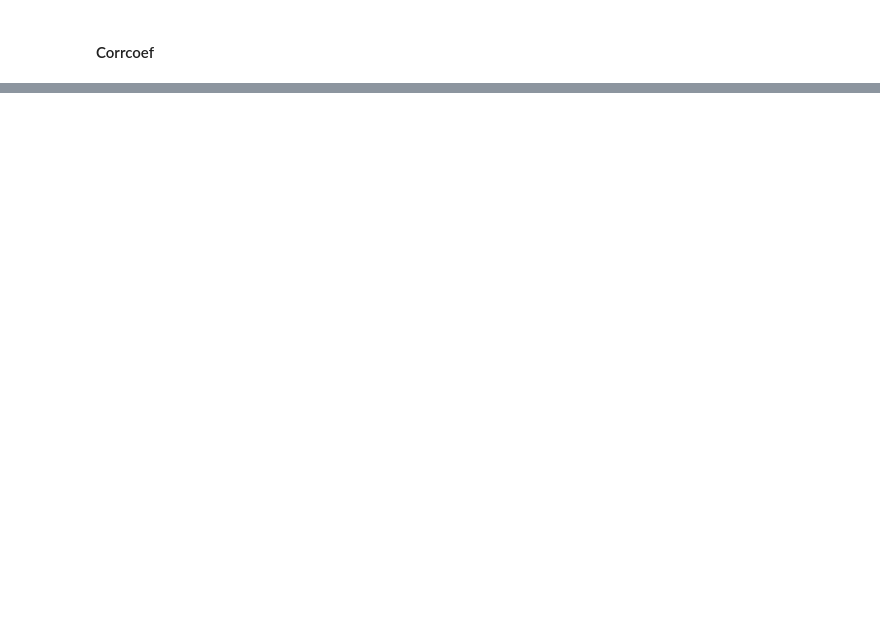
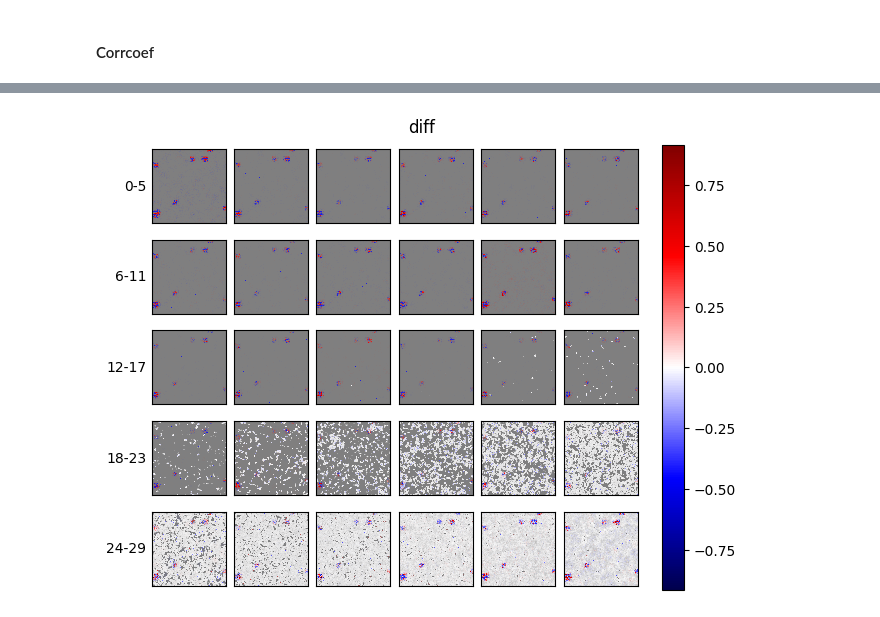
Before and after one commit to JasperSolt/EoR_NN, a Jupyter notebook: jupyter_notebooks/visualize_data.ipynb, the cells around one changed output, grey strips where cells are left out. Cells and saved outputs as stored; diff of their text form; code cells hidden in the pictures; blank space fills up the shorter version.

Commit message:
counterfactual gen nixed in latent space, moved to image space

```diff
--- a/jupyter_notebooks/visualize_data.ipynb
+++ b/jupyter_notebooks/visualize_data.ipynb
@@ -176,0 +325,12 @@ plt.clf()
+# %%
+sim = "ctrpx"
+
+cf_path = get_cf_path(sim)
+
+datadict = {}
+
+with h5py.File(cf_path) as f:
+    print(f['lightcone_params'].keys())
+    print(len(f['lightcones/x_prime']))
+    datadict['y'] = f['lightcone_params/y'][:]
+    datadict['y_prime'] = f['lightcone_params/y_prime'][:]
@@ -176,0 +356,24 @@ plt.clf()
+# %%
+sim = "ctrpx"
+
+cf_path = get_cf_path(sim)
+
+x_list = []
+x_prime_list = []
+y_prime_list = []
+loss_dict ={}
+
+lci=0
+
+
+with h5py.File(cf_path) as f:
+    x_list.append(f['lightcones/x'][lci])
+    x_prime_list.append(f['lightcones/x_prime'][lci])
+
+    print(f['lightcone_params/y_true'][lci])
+    print(f['lightcone_params/y'][lci])
+    print(f['lightcone_params/y_prime'][lci])
+
+    loss_dict['total_loss'] = f['regression_info/total_loss'][lci]
+    loss_dict['x_loss'] = f['regression_info/x_loss'][lci]
+    loss_dict['y_loss'] = f['regression_info/y_loss'][lci]
@@ -176,0 +393,11 @@ plt.clf()
+# %%
+%matplotlib inline
+
+
+from util.plotting import plot_imgrid_with_overlay
+
+
+diff = x_list[lci]-x_prime_list[lci]
+plot_imgrid_with_overlay(x_list[lci], diff, title="diff")
+# %% [output]
+[figure, added]
```
Also changed, not shown: parts of 26 cells of this notebook, 19 other files.
